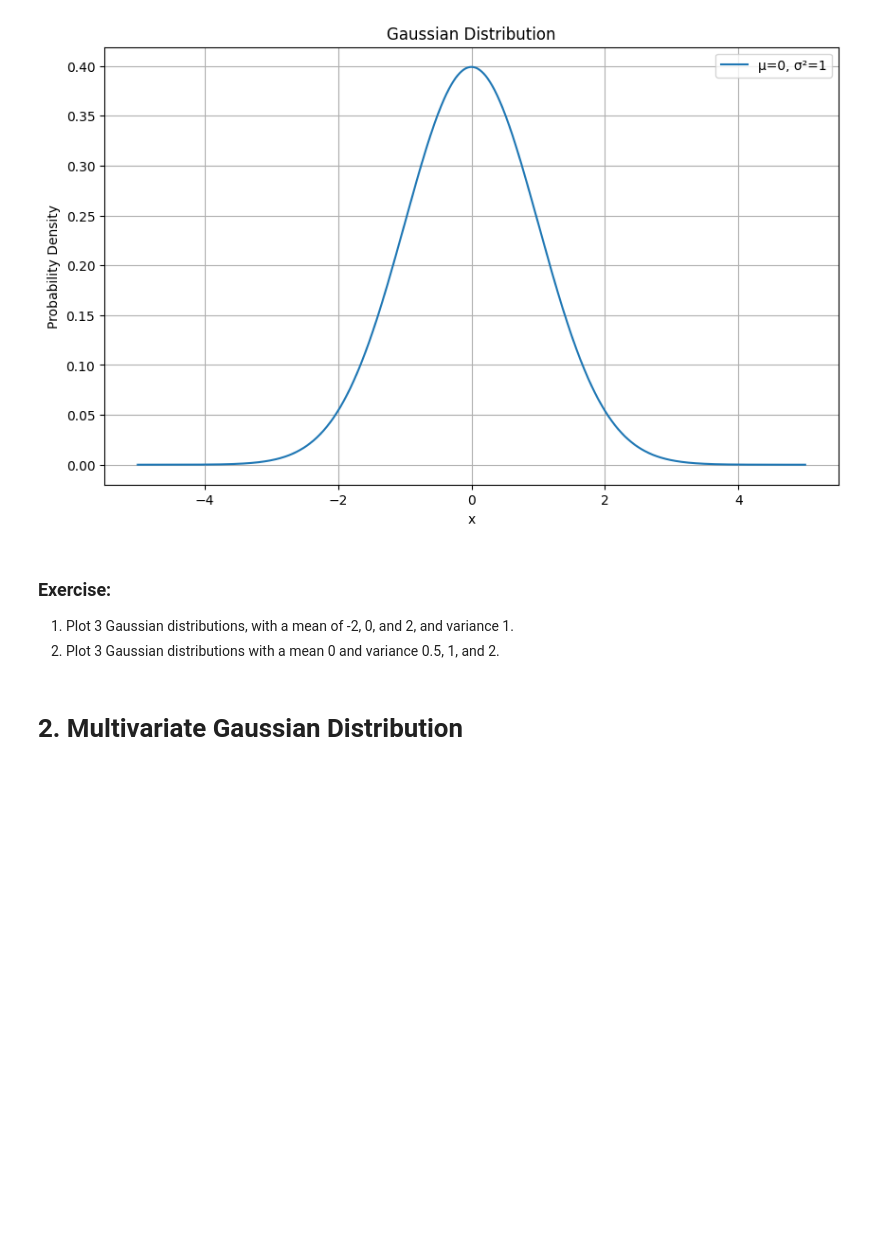
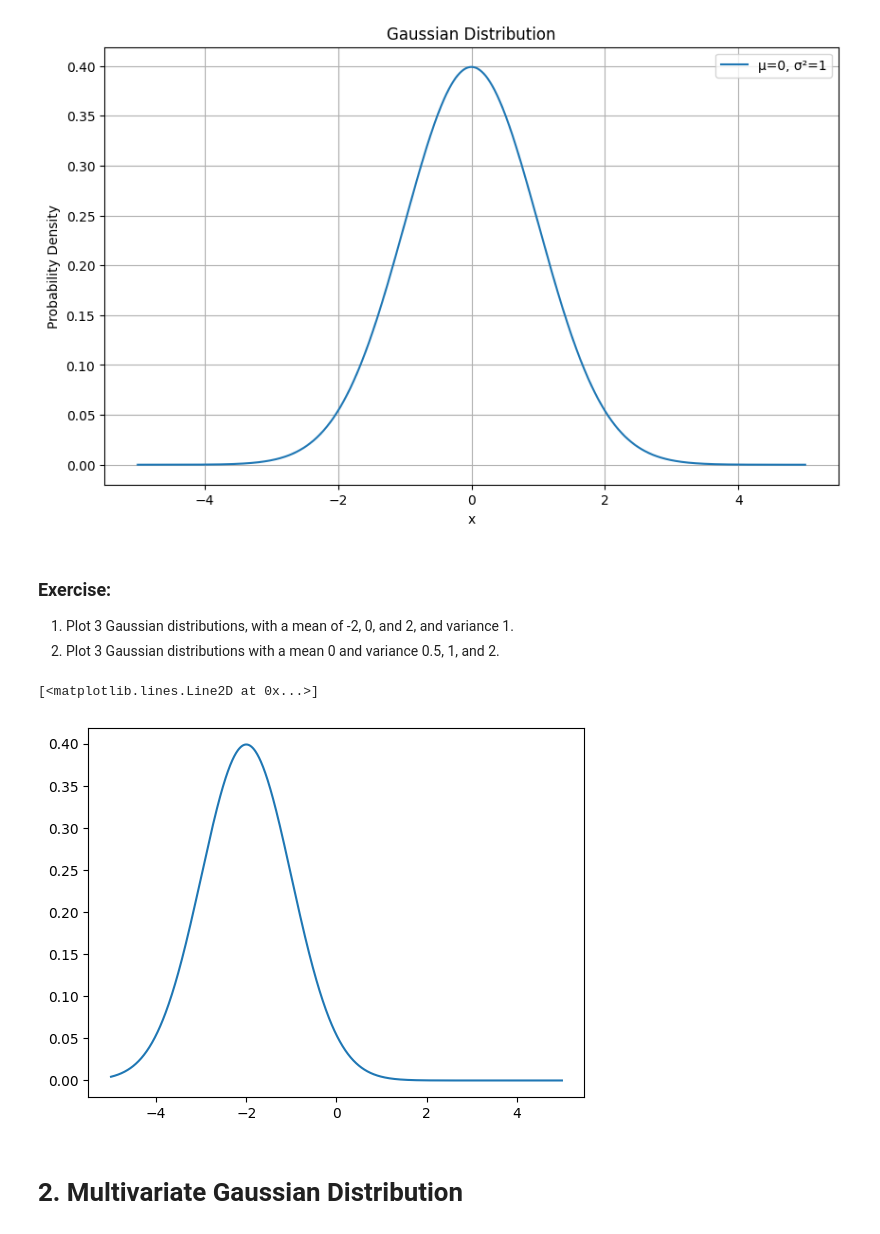
Before and after one commit to egbadon-victor/ml-basics, a Jupyter notebook: Labs/Lab 1 - Probability and Stats.ipynb, the cells around one changed output. Saved outputs shown, nothing was run; the diff lists cells and outputs as text; code cells hidden in the pictures; blank space fills up the shorter version.

```diff
--- a/Labs/Lab 1 - Probability and Stats.ipynb
+++ b/Labs/Lab 1 - Probability and Stats.ipynb
@@ -41,7 +41,18 @@ plt.show()
 # %%
 ## Begin Solution
 
+## I will use the same x and gaussian function defined in the cell above
+
+## mean of [-2, 0 , 2] and variance 1
+plt.title('Gaussian Distribution')
+plt.xlabel('x')
+plt.ylabel('Probability Density')
+plt.plot(x, gaussian(x, -2, 1))
+
 ## End Solution
+# %% [output]
+[<matplotlib.lines.Line2D at 0x...>]
+[figure, added]
 # %% [markdown]
 # 2. Multivariate Gaussian Distribution
 # %% [markdown]
```
